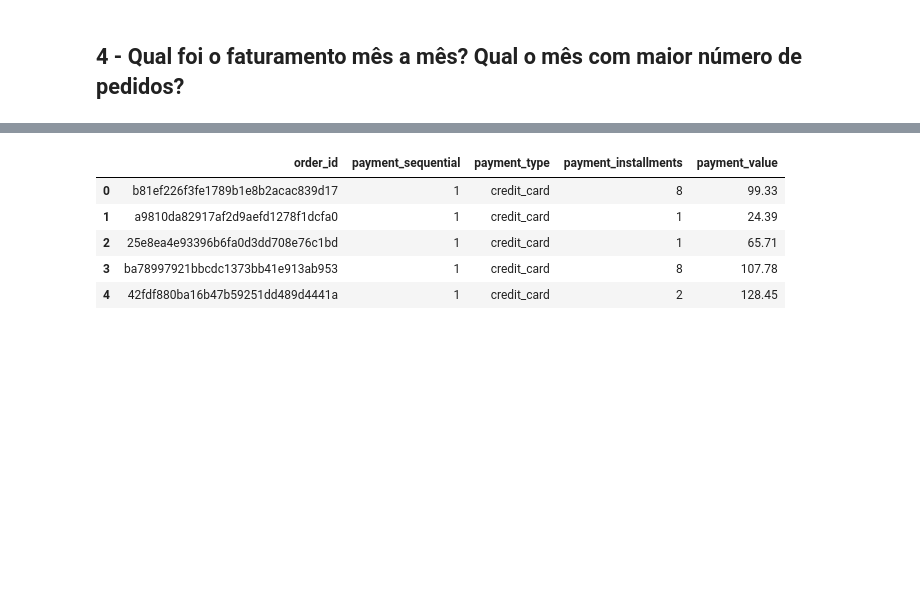
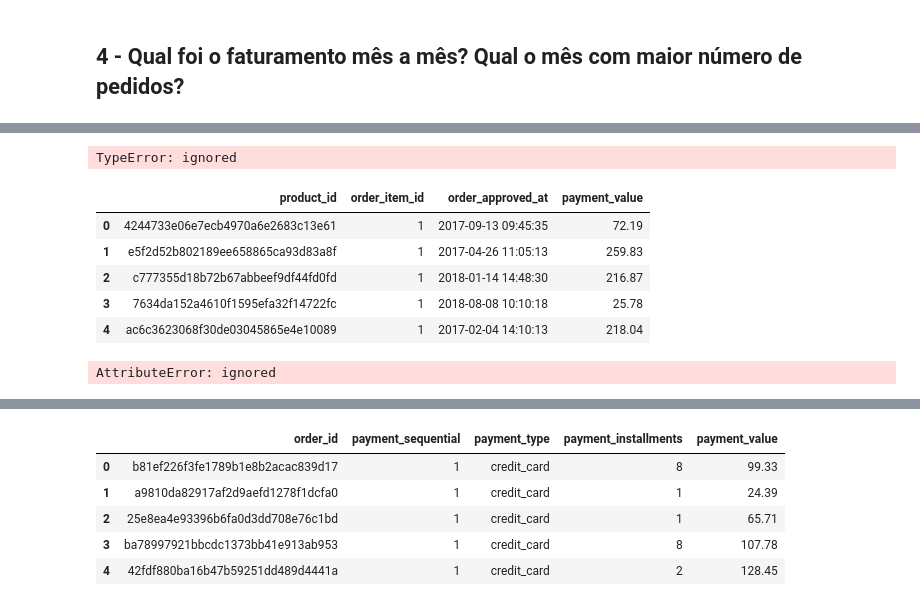
Before and after one commit to thimnahindira/desafioengenheirodedados, a Jupyter notebook: Desafio_Spark.ipynb, the cells around one changed output, grey strips where cells are left out. Drawn from its saved outputs; the diff is of its cells as text; code cells hidden in the pictures; blank space fills up the shorter version.

```diff
--- a/Desafio_Spark.ipynb
+++ b/Desafio_Spark.ipynb
@@ -215,0 +196,5 @@ orders_dataset.dtypes
+# %%
+from pyspark.sql.functions import *
+
+#faturamento = orders_dataset.select(col('product_id'),col('order_item_id'),to_date(col("order_approved_at")).alias("date"),col('payment_value'))
+faturamento = orders_dataset.select(col('product_id'),col('order_item_id'), date_format(col("order_approved_at", "yyyy-MM")),col('payment_value'))
@@ -215,0 +203,6 @@ orders_dataset.dtypes
+# %%
+from pyspark.sql.functions import date_format
+
+faturamento =faturamento. \
+    withColumn("date", date_format("order_approved_at", "yyyy-MM")). \
+    show(truncate=False)
@@ -216 +227,24 @@ orders_dataset.dtypes
+# %%
+faturamento = spark.createDataFrame(faturamento, schema="product_id STRING, payment_value STRING, order_item_id STRING, date DATE,")
+# %% [output]
+TypeError: ignored
+# %%
+d = faturamento.toPandas()
+d.head()
+# %% [output]
+|  | product_id | order_item_id | order_approved_at | payment_value |
+| 0 | 4244733e06e7ecb4970a6e2683c13e61 | 1 | 2017-09-13 09:45:35 | 72.19 |
+| 1 | e5f2d52b802189ee658865ca93d83a8f | 1 | 2017-04-26 11:05:13 | 259.83 |
+| 2 | c777355d18b72b67abbeef9df44fd0fd | 1 | 2018-01-14 14:48:30 | 216.87 |
+| 3 | 7634da152a4610f1595efa32f14722fc | 1 | 2018-08-08 10:10:18 | 25.78 |
+| 4 | ac6c3623068f30de03045865e4e10089 | 1 | 2017-02-04 14:10:13 | 218.04 |
+# %%
+faturamento.groupBy("date") \
+    .agg(sum("payment_value").alias("soma_pag"), \
+         count("product_id").alias("produtos"), \
+        ) \
+      .sort(desc("produtos")) \
+      .show(truncate=False)
+# %% [output]
+AttributeError: ignored
 # %%
```
Also changed, not shown: parts of 4 cells of this notebook.
